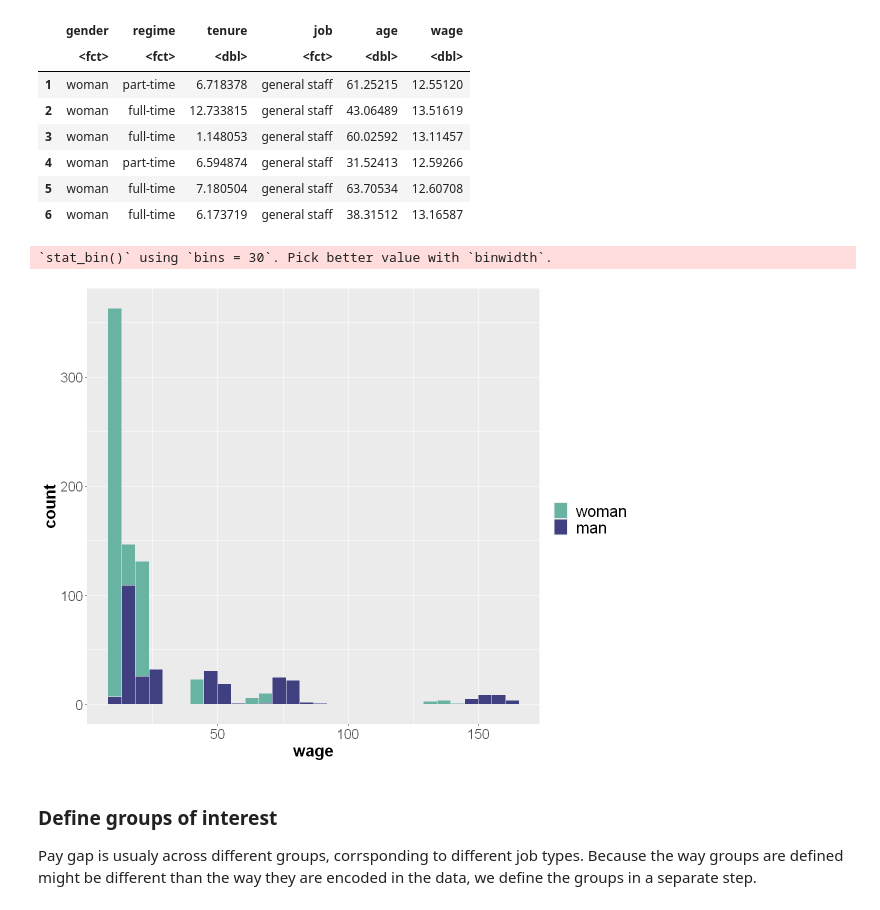
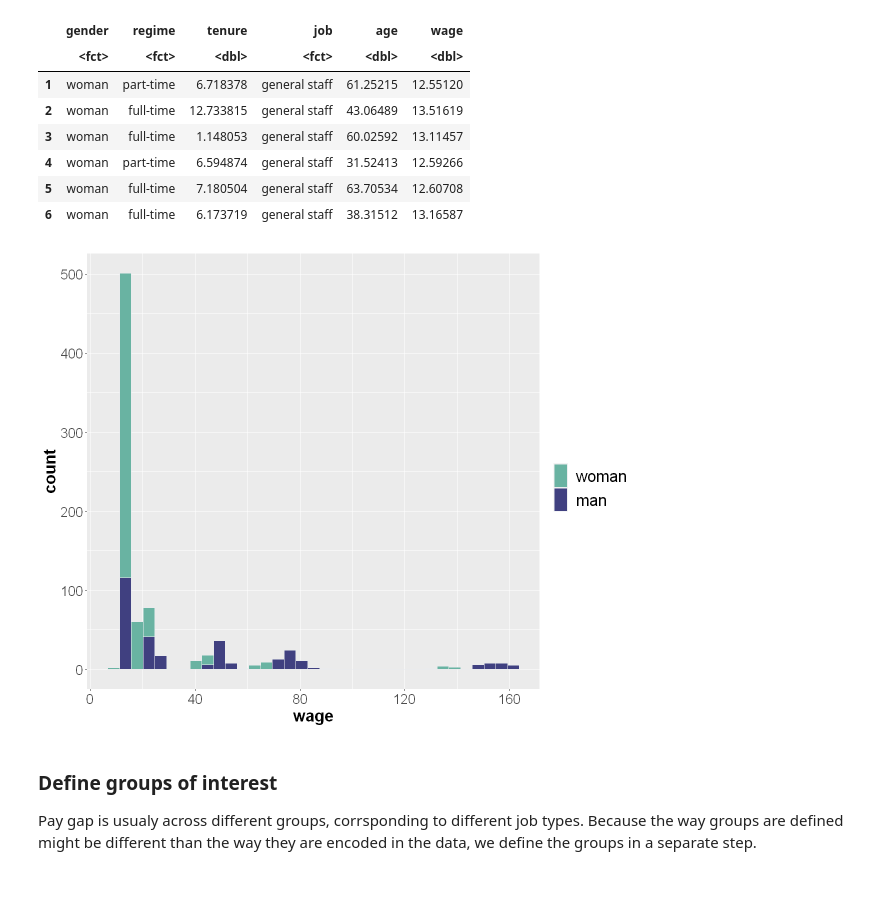
Before and after one commit to hindantation/pay-equality, a Jupyter notebook: Gender pay-gap evaluation.ipynb, the cells around one changed output. Cells and saved outputs as stored; diff of their text form; code cells hidden in the pictures.

```diff
--- a/Gender pay-gap evaluation.ipynb
+++ b/Gender pay-gap evaluation.ipynb
@@ -58,16 +40,15 @@ A data.frame: 6 × 6
 # %%
 # display data
 p <- ggplot(demodata, aes(x=wage, fill=gender)) +
-    geom_histogram( color="#e9ecef", position = 'identity') +
+    geom_histogram(color="#e9ecef", position = 'identity', bins=35) +
     scale_fill_manual(values=c("#69b3a2", "#404080")) +
     #theme_ipsum() +
     labs(fill="")+
     theme(legend.title = element_text(size = 20),legend.text = element_text( size = 20),axis.text.x = element_text(size=16),axis.text.y = element_text(size=16),
           axis.title=element_text(size=20,face="bold"))
 print(p)
 # %% [output]
-`stat_bin()` using `bins = 30`. Pick better value with `binwidth`.
-[figure, old version]
+[figure, new version]
 # %% [markdown]
 ### Define groups of interest
 Pay gap is usualy across different groups, corrsponding to different job types. Because the way groups are defined might be different than the way they are encoded in the data, we define the groups in a separate step.
```
Also changed, not shown: parts of 1 cell of this notebook.
